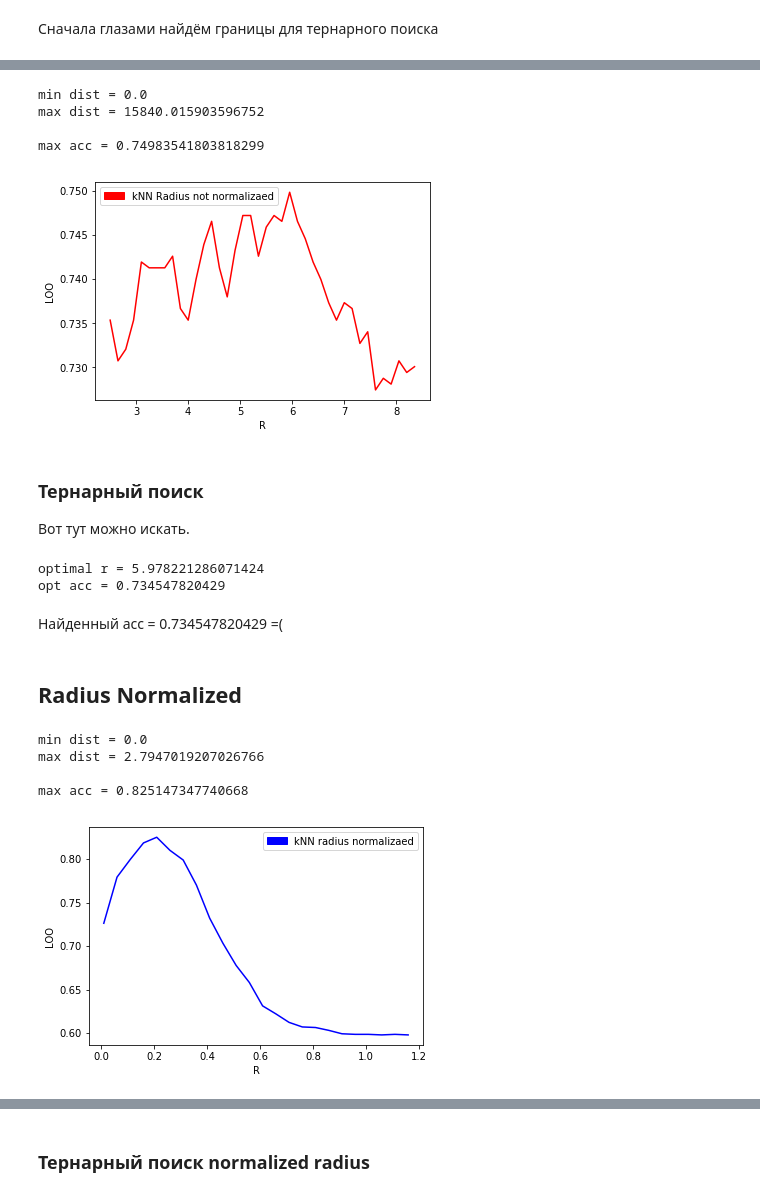
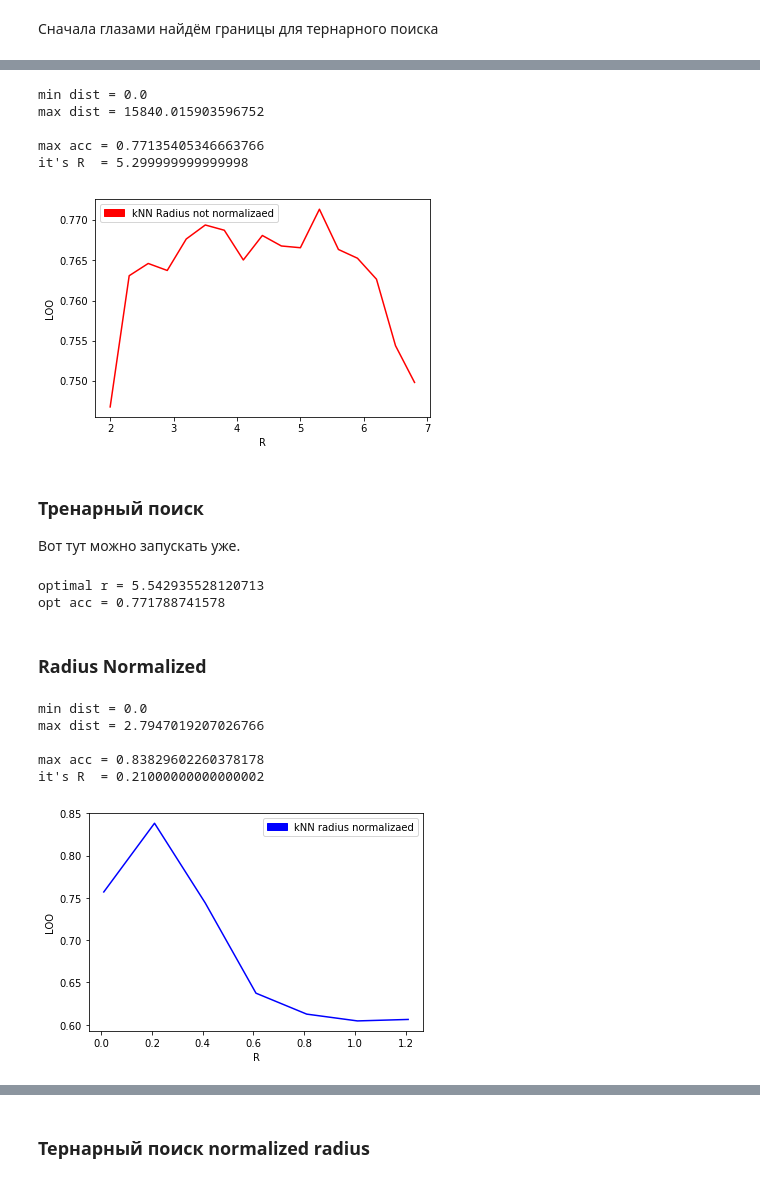
Before and after one commit to mkvdv/au-machine-learning-spring-2018, a Jupyter notebook: task01_knn.ipynb, the cells around one changed output, grey strips where cells are left out. Saved outputs shown, nothing was run; the diff lists cells and outputs as text; code cells hidden in the pictures.

```diff
--- a/task01_knn.ipynb
+++ b/task01_knn.ipynb
@@ -232,14 +217,15 @@ max acc = 0.74983454665784244
 # %%
-kNN_radius_not_normalized(2.5, 8.5, 0.15)
+kNN_radius_not_normalized(2, 7, 0.3)
 # %% [output]
 min dist = 0.0
 max dist = 15840.015903596752
 
-max acc = 0.74983541803818299
+max acc = 0.77135405346663766
+it's R  = 5.299999999999998
-[figure, old version]
+[figure, new version]
 # %% [markdown]
-### Тернарный поиск
-Вот тут можно искать.
+### Тренарный поиск
+Вот тут можно запускать уже.
 # %%
 def trenary_search(preparer, classifier, left, right, eps):
     objects, labels = preparer()
@@ -258,15 +243,13 @@ def trenary_search(preparer, classifier, left, right, eps):
     else:
         return trenary_search(preparer, classifier, a, right, eps)
 # %%
-opt_normal_r, opt_acc = trenary_search(prepare_data_notnorm, classify_radius, 5.5, 6.0, 0.0005)
+opt_normal_r, opt_acc = trenary_search(prepare_data_notnorm, classify_radius, 5, 5.6, 0.05)
 print("optimal r = " + str(opt_normal_r))
 print("opt acc = " + str(opt_acc))
 # %% [output]
-optimal r = 5.978221286071424
-opt acc = 0.734547820429
+optimal r = 5.542935528120713
+opt acc = 0.771788741578
-# %% [markdown]
-Найденный acc = 0.734547820429 =(
 # %% [markdown]
-## Radius Normalized
+### Radius Normalized
 # %%
 #### inteface ###
@@ -288,13 +272,14 @@ def kNN_radius_normalized(r = 1.0, maximum = 200.0, step = 10.0):
     plt.plot(x, y, label=lb, color='blue')
     plt.show()
 # %%
-kNN_radius_normalized(0.01, 1.2, 0.05)
+kNN_radius_normalized(0.01, 1.4, 0.2)
 # %% [output]
 min dist = 0.0
 max dist = 2.7947019207026766
 
-max acc = 0.825147347740668
+max acc = 0.83829602260378178
+it's R  = 0.21000000000000002
-[figure, old version]
+[figure, new version]
 # %%
 kNN_radius_normalized(0.125, 0.35, 0.005)
 # %% [output]
```
Also changed, not shown: parts of 17 cells of this notebook.
